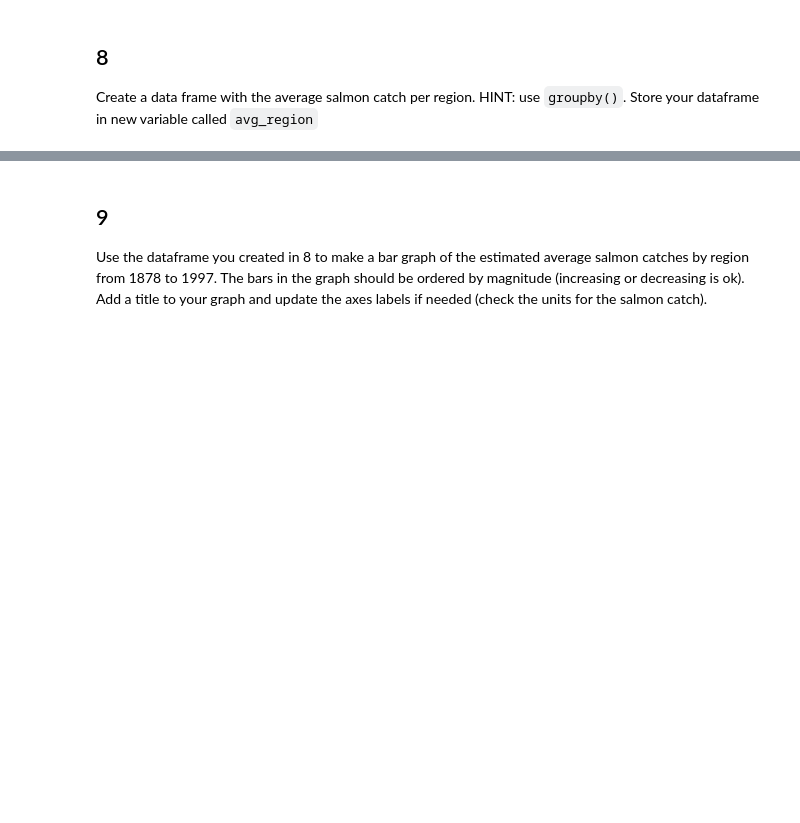
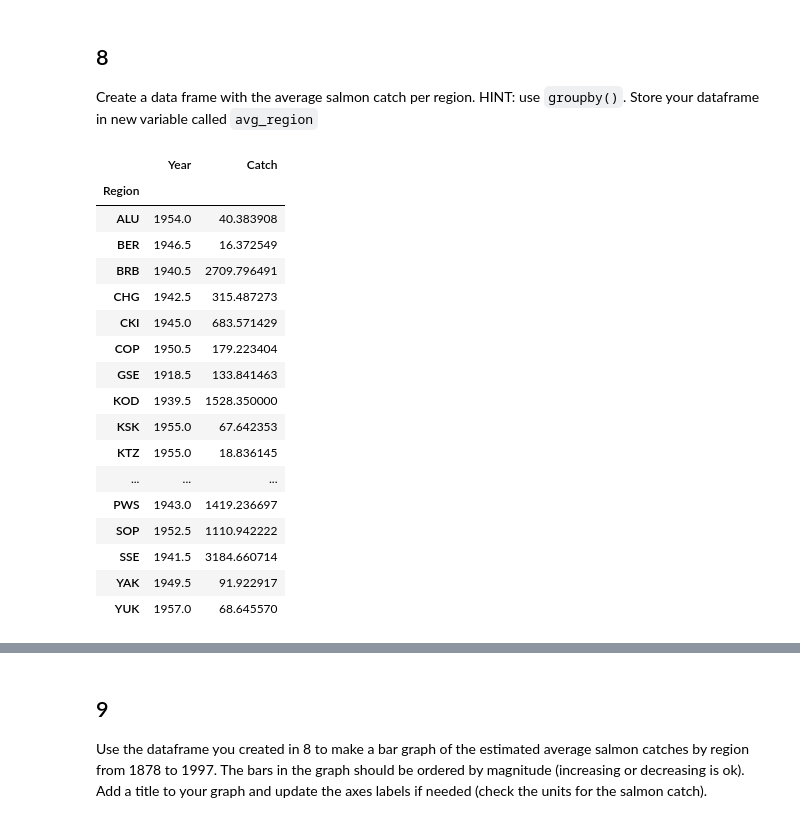
Before and after one commit to kaimorquecho/eds220-hwk2, a Jupyter notebook: task2/hwk2-task2-salmon.ipynb, the cells around one changed output, grey strips where cells are left out. Cells and saved outputs as stored; diff of their text form; code cells hidden in the pictures; blank space fills up the shorter version.

```diff
--- a/task2/hwk2-task2-salmon.ipynb
+++ b/task2/hwk2-task2-salmon.ipynb
@@ -263,2 +268,24 @@ avg_region
+# %%
+avg_region = catch_data.groupby('Region').mean('Catch')
+avg_region
+# %% [output]
+|  | Year | Catch |
+| Region |  |  |
+| ALU | 1954.0 | 40.383908 |
+| BER | 1946.5 | 16.372549 |
+| BRB | 1940.5 | 2709.796491 |
+| CHG | 1942.5 | 315.487273 |
+| CKI | 1945.0 | 683.571429 |
+| COP | 1950.5 | 179.223404 |
+| GSE | 1918.5 | 133.841463 |
+| KOD | 1939.5 | 1528.350000 |
+| KSK | 1955.0 | 67.642353 |
+| KTZ | 1955.0 | 18.836145 |
+| ... | ... | ... |
+| PWS | 1943.0 | 1419.236697 |
+| SOP | 1952.5 | 1110.942222 |
+| SSE | 1941.5 | 3184.660714 |
+| YAK | 1949.5 | 91.922917 |
+| YUK | 1957.0 | 68.645570 |
 # %%
 grader.check("q8")
```
Also changed, not shown: parts of 9 cells of this notebook.
